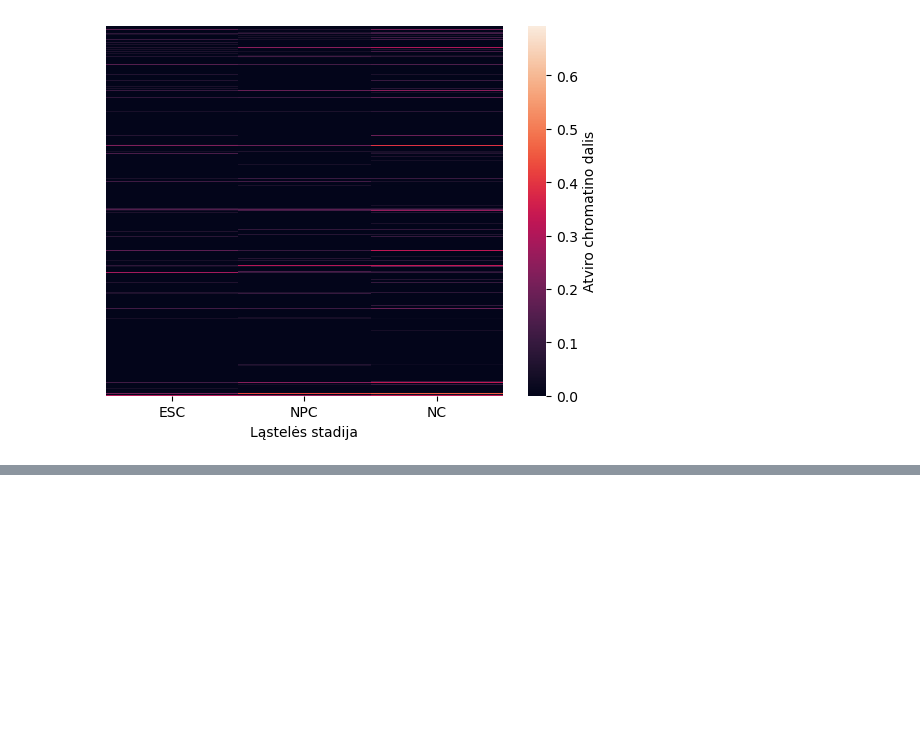
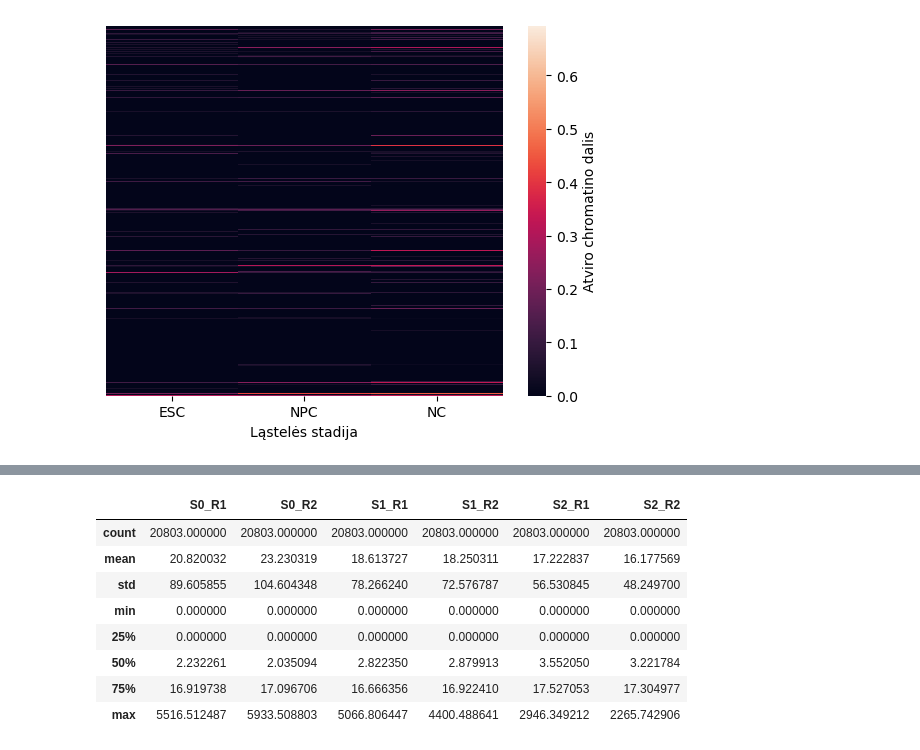
Before and after one commit to lu-kup/bio-baigiamasis, a Jupyter notebook: scripts/gene_analysis.ipynb, the cells around one changed output, grey strips where cells are left out. Saved outputs shown, nothing was run; the diff lists cells and outputs as text; code cells hidden in the pictures; blank space fills up the shorter version.

```diff
--- a/scripts/gene_analysis.ipynb
+++ b/scripts/gene_analysis.ipynb
@@ -764,0 +778,14 @@ Text(0.5, 23.52222222222222, 'Ląstelės stadija')
+# %%
+f = pd.read_csv('../inputs/fpkm.tsv', sep='\t')
+# %%
+f.describe()
+# %% [output]
+|  | S0_R1 | S0_R2 | S1_R1 | S1_R2 | S2_R1 | S2_R2 |
+| count | 20803.000000 | 20803.000000 | 20803.000000 | 20803.000000 | 20803.000000 | 20803.000000 |
+| mean | 20.820032 | 23.230319 | 18.613727 | 18.250311 | 17.222837 | 16.177569 |
+| std | 89.605855 | 104.604348 | 78.266240 | 72.576787 | 56.530845 | 48.249700 |
+| min | 0.000000 | 0.000000 | 0.000000 | 0.000000 | 0.000000 | 0.000000 |
+| 25% | 0.000000 | 0.000000 | 0.000000 | 0.000000 | 0.000000 | 0.000000 |
+| 50% | 2.232261 | 2.035094 | 2.822350 | 2.879913 | 3.552050 | 3.221784 |
+| 75% | 16.919738 | 17.096706 | 16.666356 | 16.922410 | 17.527053 | 17.304977 |
+| max | 5516.512487 | 5933.508803 | 5066.806447 | 4400.488641 | 2946.349212 | 2265.742906 |
```
Also changed, not shown: parts of 5 cells of this notebook.
